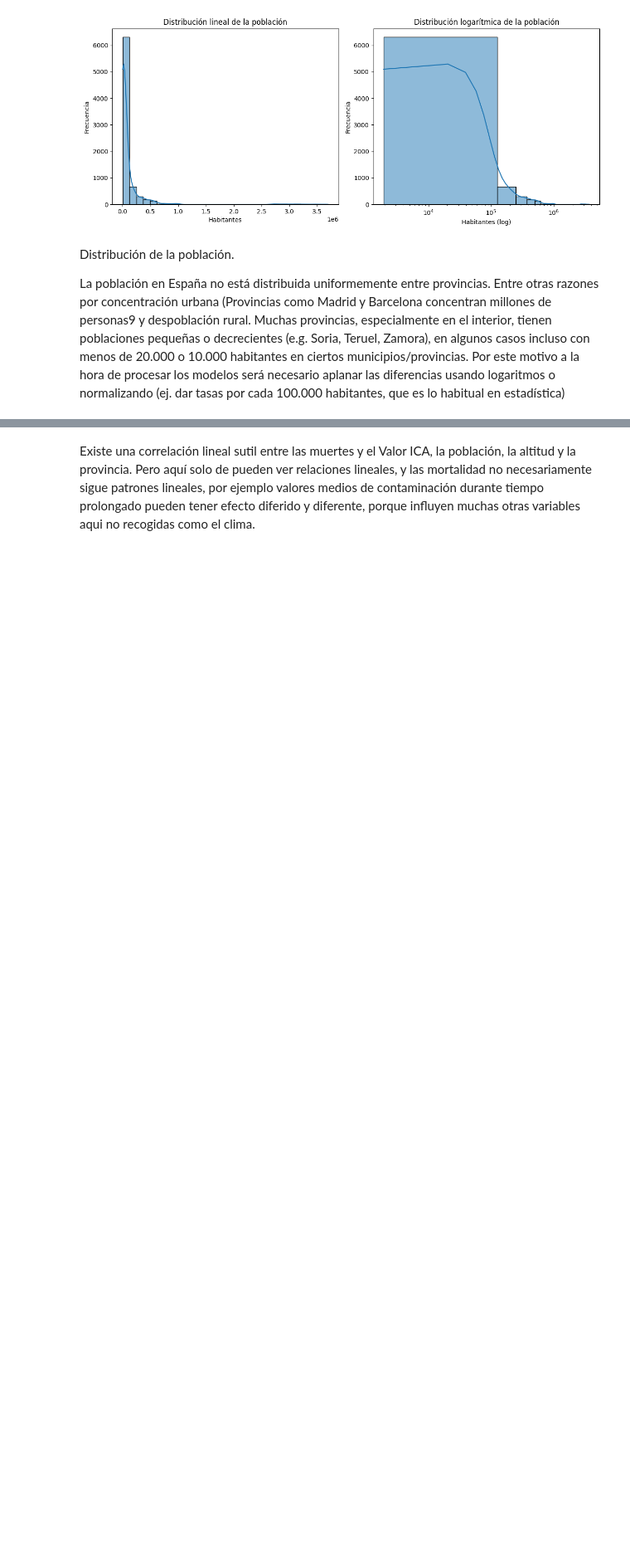
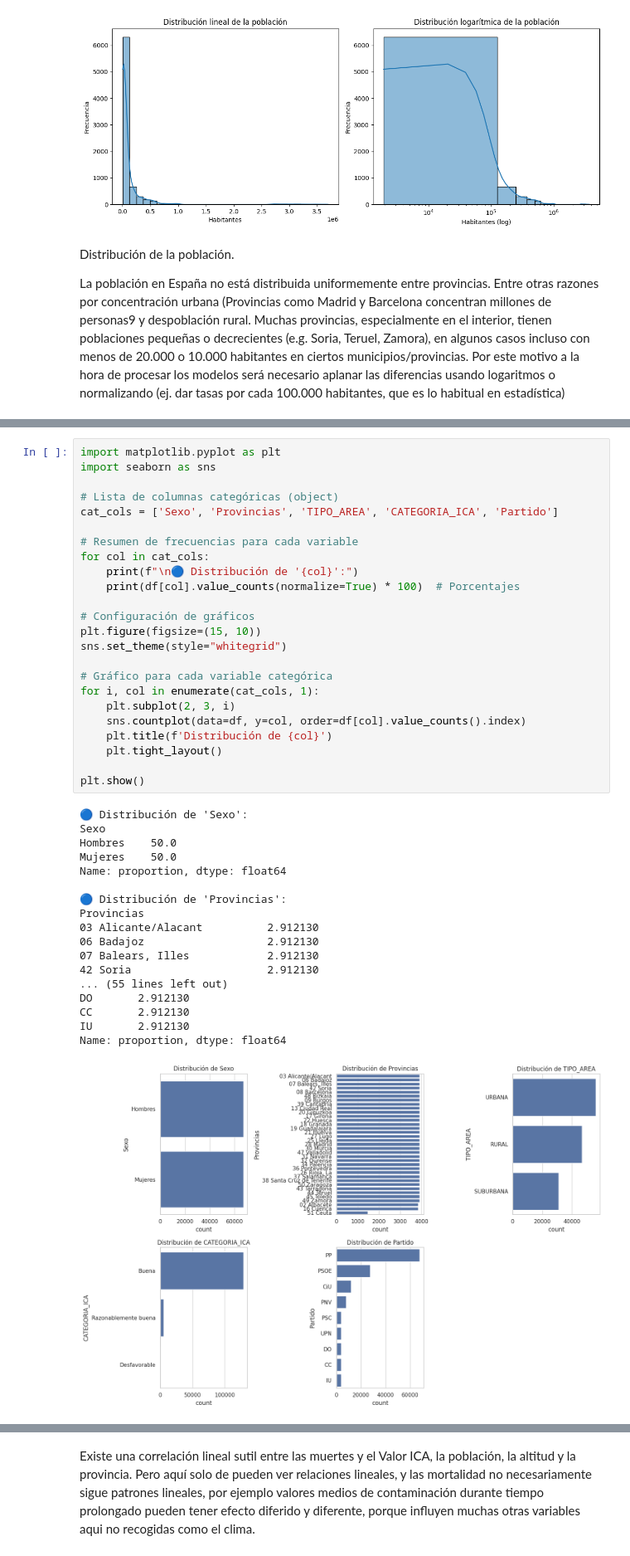
Before and after one commit to 4GeeksAcademy/air-quality-politics, a Jupyter notebook: notebooks/explore.ipynb, the cells around one changed output, grey strips where cells are left out. Shown at 83% size. Cells and saved outputs as stored; diff of their text form; blank space fills up the shorter version.

```diff
--- a/notebooks/explore.ipynb
+++ b/notebooks/explore.ipynb
@@ -238,0 +267,43 @@ La población en España no está distribuida uniformemente entre provincias. En
+# %%
+import matplotlib.pyplot as plt
+import seaborn as sns
+
+# Lista de columnas categóricas (object)
+cat_cols = ['Sexo', 'Provincias', 'TIPO_AREA', 'CATEGORIA_ICA', 'Partido']
+
+# Resumen de frecuencias para cada variable
+for col in cat_cols:
+    print(f"\n🔵 Distribución de '{col}':")
+    print(df[col].value_counts(normalize=True) * 100)  # Porcentajes
+
+# Configuración de gráficos
+plt.figure(figsize=(15, 10))
+sns.set_theme(style="whitegrid")
+
+# Gráfico para cada variable categórica
+for i, col in enumerate(cat_cols, 1):
+    plt.subplot(2, 3, i)
+    sns.countplot(data=df, y=col, order=df[col].value_counts().index)
+    plt.title(f'Distribución de {col}')
+    plt.tight_layout()
+
+plt.show()
+# %% [output]
+🔵 Distribución de 'Sexo':
+Sexo
+Hombres    50.0
+Mujeres    50.0
+Name: proportion, dtype: float64
+
+🔵 Distribución de 'Provincias':
+Provincias
+03 Alicante/Alacant          2.912130
+06 Badajoz                   2.912130
+07 Balears, Illes            2.912130
+42 Soria                     2.912130
+... (55 lines left out)
+DO       2.912130
+CC       2.912130
+IU       2.912130
+Name: proportion, dtype: float64
+[figure, added]
```
Also changed, not shown: parts of 22 cells of this notebook.
